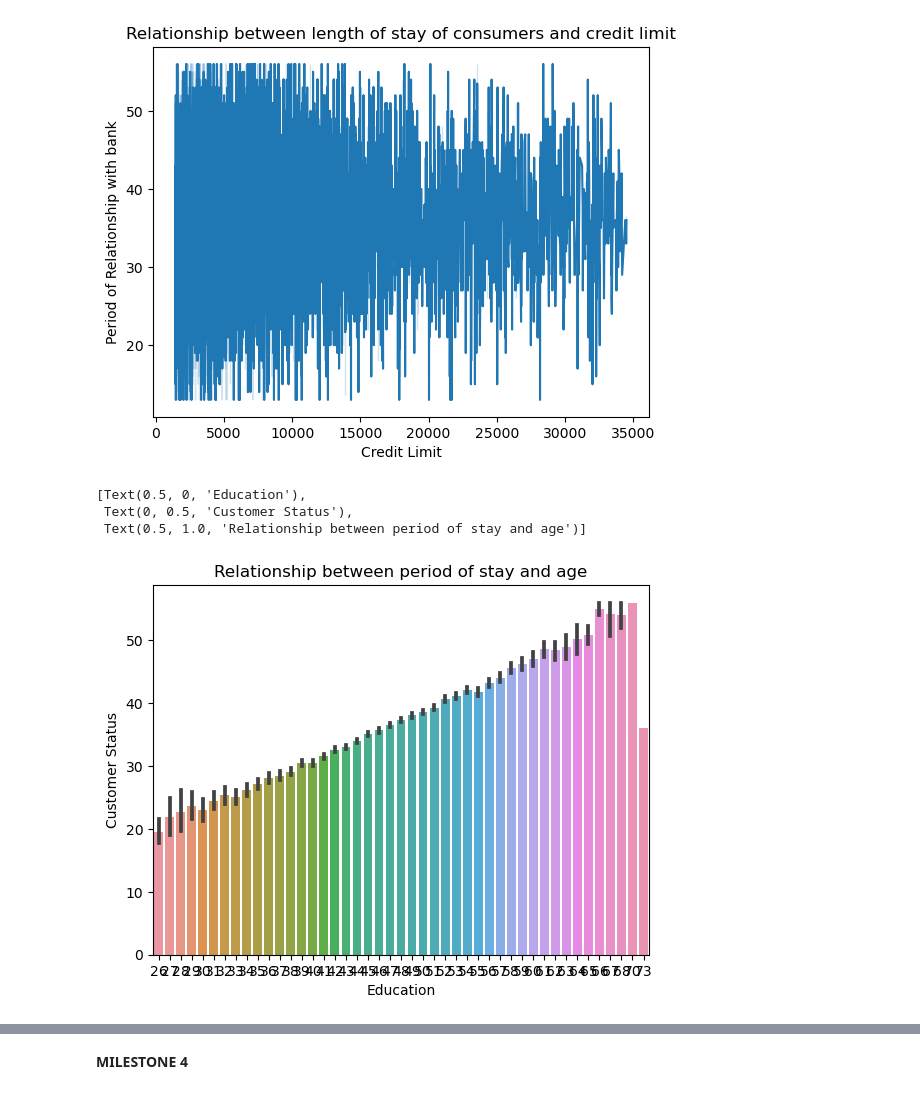
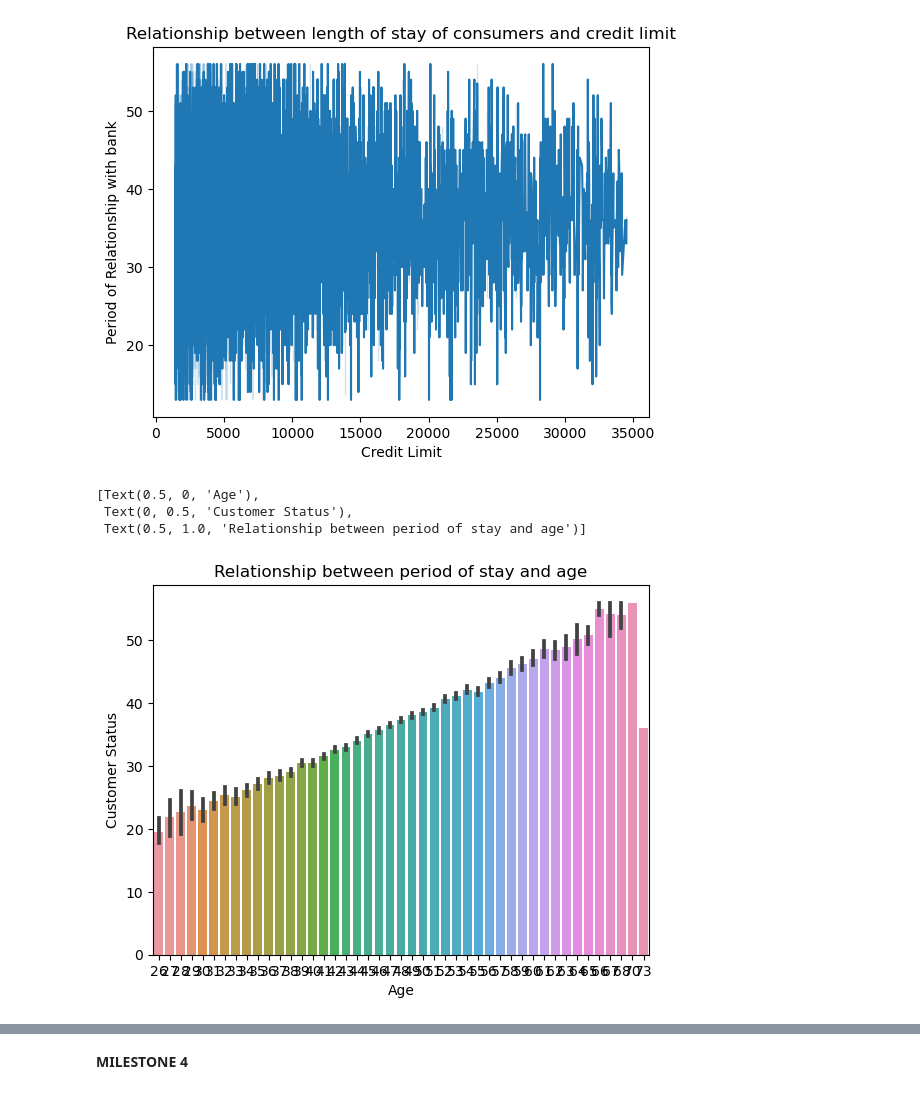
Before and after one commit to ubco-W2022T2-data301/project-group-group-20, a Jupyter notebook: analysis/analysis1.ipynb, the cells around one changed output, grey strips where cells are left out. Cells and saved outputs as stored; diff of their text form; code cells hidden in the pictures.

```diff
--- a/analysis/analysis1.ipynb
+++ b/analysis/analysis1.ipynb
@@ -160,12 +160,12 @@ plot4.set(xlabel='Credit Limit',
 [figure]
 # %%
 plot5=sns.barplot(x="Customer_Age",y="Months_on_book",data=df)
-plot5.set(xlabel='Education',
+plot5.set(xlabel='Age',
         ylabel='Customer Status',
         title= "Relationship between period of stay and age")
 # %% [output]
-[Text(0.5, 0, 'Education'),
+[Text(0.5, 0, 'Age'),
  Text(0, 0.5, 'Customer Status'),
  Text(0.5, 1.0, 'Relationship between period of stay and age')]
-[figure, old version]
+[figure, new version]
 # %%
```
Also changed, not shown: parts of 1 cell of this notebook.
